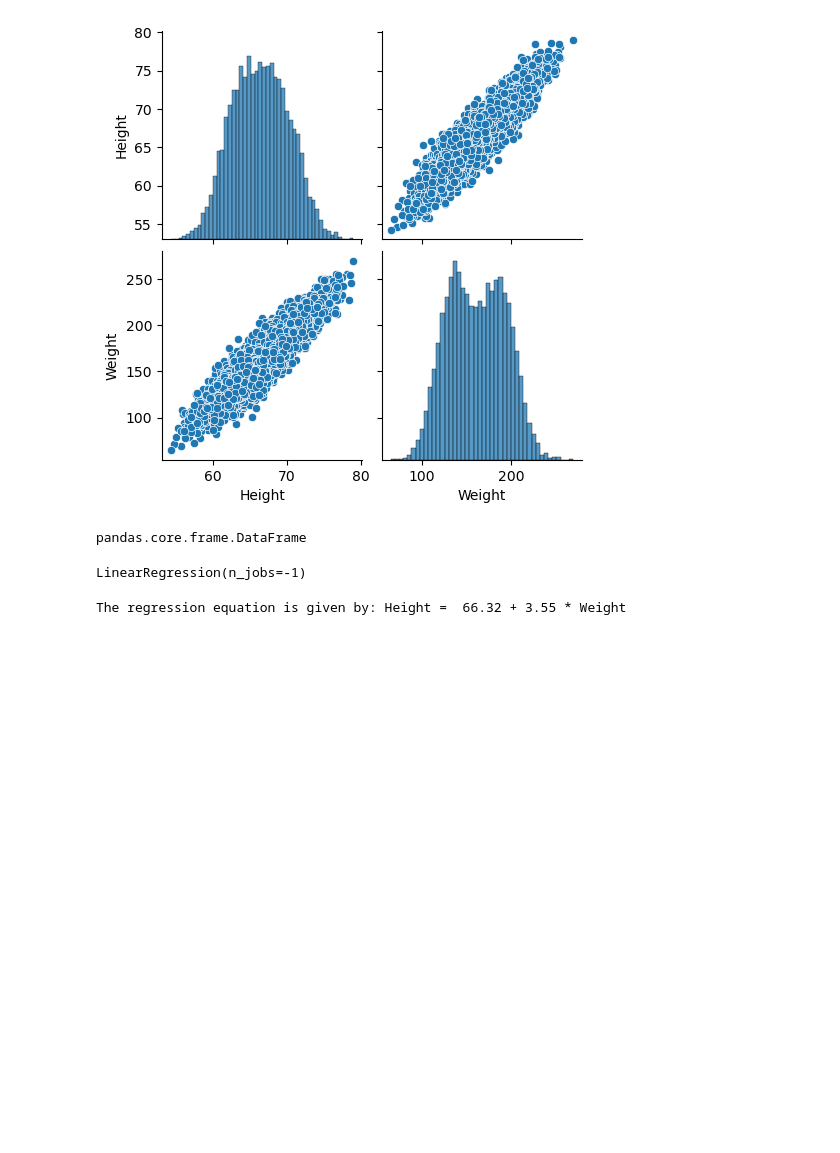
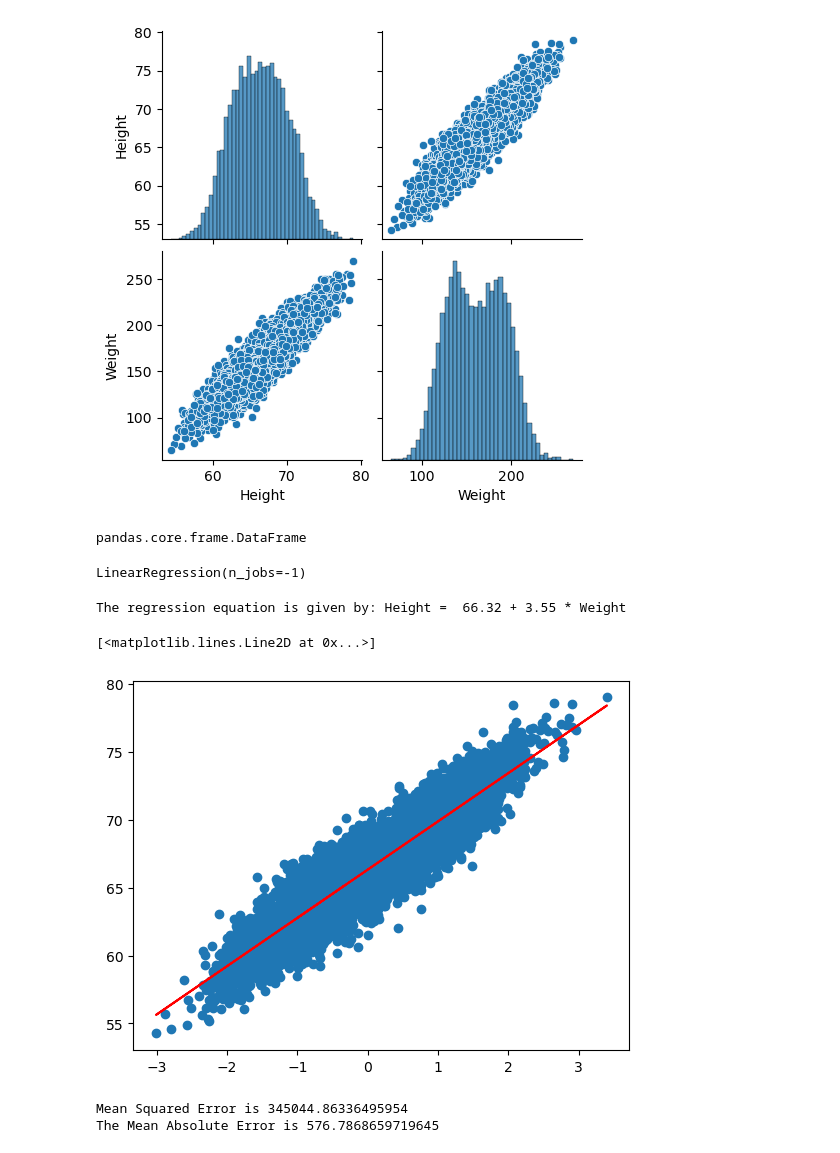
Before and after one commit to obinnaofomah/height_weight_relationship, a Jupyter notebook: height_weight.ipynb, the cells around one changed output. Drawn from its saved outputs; the diff is of its cells as text; code cells hidden in the pictures; blank space fills up the shorter version.

Commit message:
model fitted and evaluated

```diff
--- a/height_weight.ipynb
+++ b/height_weight.ipynb
@@ -96,3 +96,11 @@ B0 = model.intercept_
 print(f'The regression equation is given by: Height =  {B0:.2f} + {B1[0]:.2f} * Weight')
 # %% [output]
 The regression equation is given by: Height =  66.32 + 3.55 * Weight
+# %%
+# Visualise the model graphically
+
+plt.scatter(X_train, y_train)
+plt.plot(X_train, model.predict(X_train), color='r')
+# %% [output]
+[<matplotlib.lines.Line2D at 0x...>]
+[figure, added]
@@ -98,0 +109,13 @@ The regression equation is given by: Height =  66.32 + 3.55 * Weight
+# %%
+## Evaluating model performance
+
+from sklearn.metrics import mean_squared_error, mean_absolute_error
+
+mse = mean_squared_error(y_test, y_pred)
+mae = mean_absolute_error(y_test, y_pred)
+
+print(f'Mean Squared Error is {mse}')
+print(f'The Mean Absolute Error is {mae}')
+# %% [output]
+Mean Squared Error is 345044.86336495954
+The Mean Absolute Error is 576.7868659719645
```
Also changed, not shown: parts of 2 cells of this notebook.
